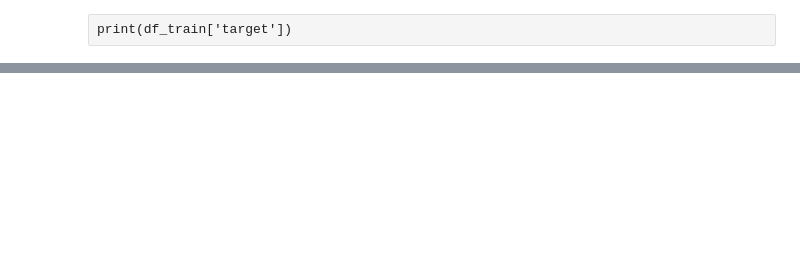
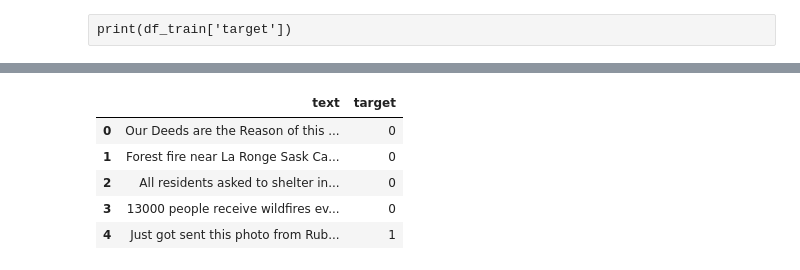
Before and after one commit to p3p31v/NLP-with-Disaster-Tweets, a Jupyter notebook: notebooks/NLP.ipynb, the cells around one changed output, grey strips where cells are left out. Drawn from its saved outputs; the diff is of its cells as text; code cells hidden in the pictures; blank space fills up the shorter version.

```diff
--- a/notebooks/NLP.ipynb
+++ b/notebooks/NLP.ipynb
@@ -186,0 +263,24 @@ print(df_train['target'])
+# %%
+#defining the function to remove punctuation
+def remove_punctuation(text):
+  if(type(text)==float):
+    return text
+  ans=""
+  for i in text:
+    if i not in string.punctuation:
+      ans+=i
+  return ans
+# %%
+#storing the puntuation free text in a new column called clean_msg
+df_df2['text']= df_train['text'].apply(lambda x:remove_punctuation(x))
+df_test['text']= df_test['text'].apply(lambda x:remove_punctuation(x))
+# %%
+df_df2.head()
+#punctuations are removed from news column in train dataset
+# %% [output]
+|  | text | target |
+| 0 | Our Deeds are the Reason of this ... | 0 |
+| 1 | Forest fire near La Ronge Sask Ca... | 0 |
+| 2 | All residents asked to shelter in... | 0 |
+| 3 | 13000 people receive wildfires ev... | 0 |
+| 4 | Just got sent this photo from Rub... | 1 |
```
Also changed, not shown: parts of 18 cells of this notebook.
